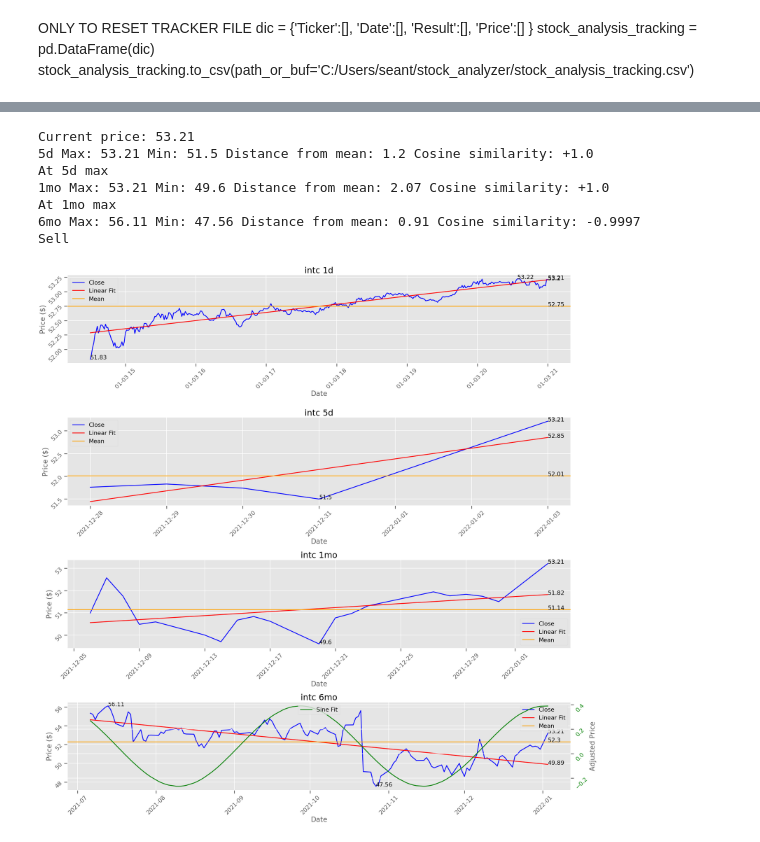
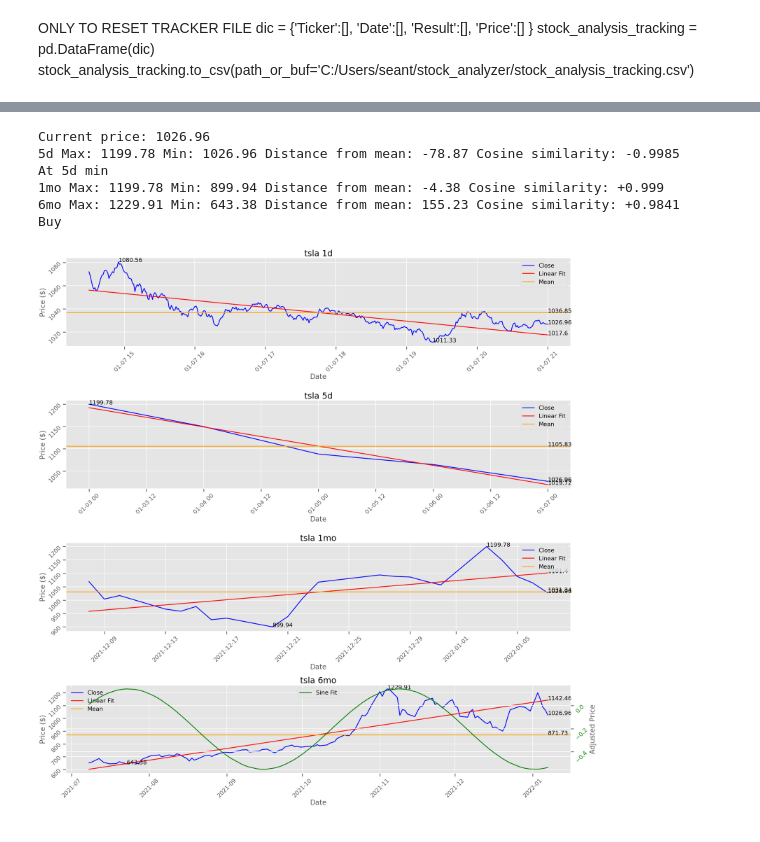
Before and after one commit to seantanken/GalvanizeRepo, a Jupyter notebook: stock_analyzer/yfinance_stock_analysis.ipynb, the cells around one changed output, grey strips where cells are left out. Saved outputs shown, nothing was run; the diff lists cells and outputs as text; code cells hidden in the pictures.

```diff
--- a/stock_analyzer/yfinance_stock_analysis.ipynb
+++ b/stock_analyzer/yfinance_stock_analysis.ipynb
@@ -296,21 +318,20 @@ Ok sell
 # %%
-ticker = 'intc'
+ticker = 'tsla'
 stock_dic = get_stock(ticker)
 #put for loop below into get fits method?
 #for i, key in enumerate(stock_dic.keys()):
 #    if i > 0:
 #        stock_dic[key] = get_fits(stock_dic[key], key)
 get_fits(stock_dic)
 val_df = get_values(stock_dic)
 decision = analysis(stock_dic, val_df)
 print(decision)
 graph(stock_dic, val_df)
 # %% [output]
-Current price: 53.21
-5d Max: 53.21 Min: 51.5 Distance from mean: 1.2 Cosine similarity: +1.0
-At 5d max
-1mo Max: 53.21 Min: 49.6 Distance from mean: 2.07 Cosine similarity: +1.0
-At 1mo max
-6mo Max: 56.11 Min: 47.56 Distance from mean: 0.91 Cosine similarity: -0.9997
-Sell
+Current price: 1026.96
+5d Max: 1199.78 Min: 1026.96 Distance from mean: -78.87 Cosine similarity: -0.9985
+At 5d min
+1mo Max: 1199.78 Min: 899.94 Distance from mean: -4.38 Cosine similarity: +0.999
+6mo Max: 1229.91 Min: 643.38 Distance from mean: 155.23 Cosine similarity: +0.9841
+Buy
-[figure, old version]
+[figure, new version]
```
Also changed, not shown: parts of 3 cells of this notebook, 1 other file.
